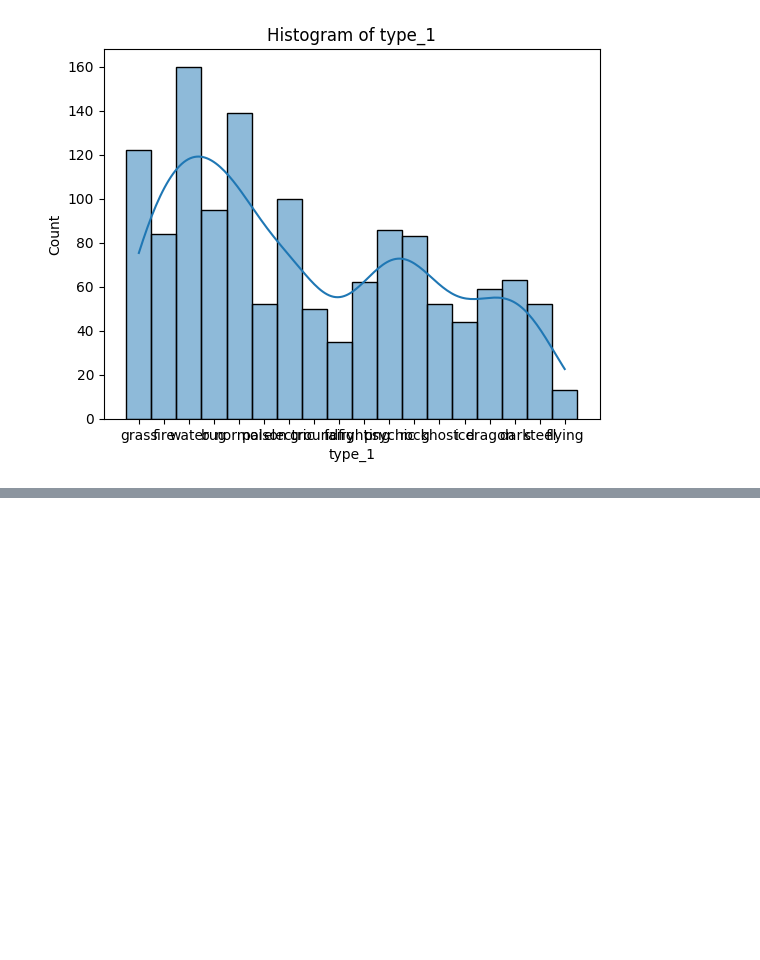
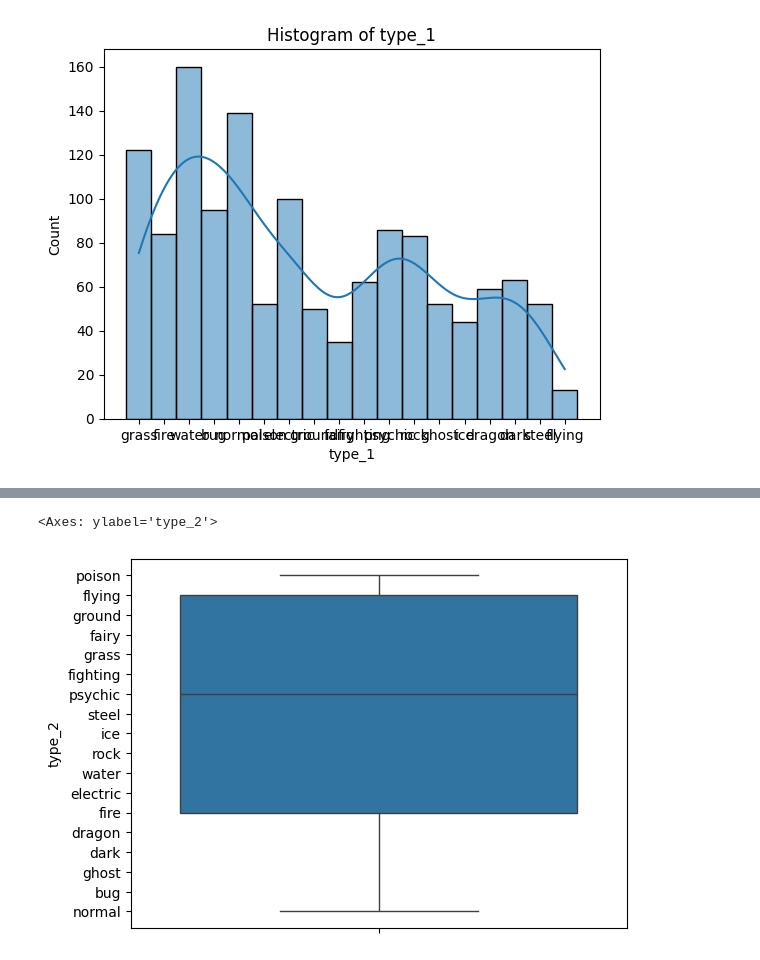
Before and after one commit to AnandJL/Exit-Test-ICT, a Jupyter notebook: Exit_test_Anand_JL.ipynb, the cells around one changed output, grey strips where cells are left out. Saved outputs shown, nothing was run; the diff lists cells and outputs as text; code cells hidden in the pictures; blank space fills up the shorter version.

```diff
--- a/Exit_test_Anand_JL.ipynb
+++ b/Exit_test_Anand_JL.ipynb
@@ -120,0 +136,5 @@ sns.histplot(data=df, x='type_1', kde=True)
+# %%
+sns.boxplot(data=df, y='type_2')
+# %% [output]
+<Axes: ylabel='type_2'>
+[figure, added]
```
Also changed, not shown: parts of 42 cells of this notebook.
